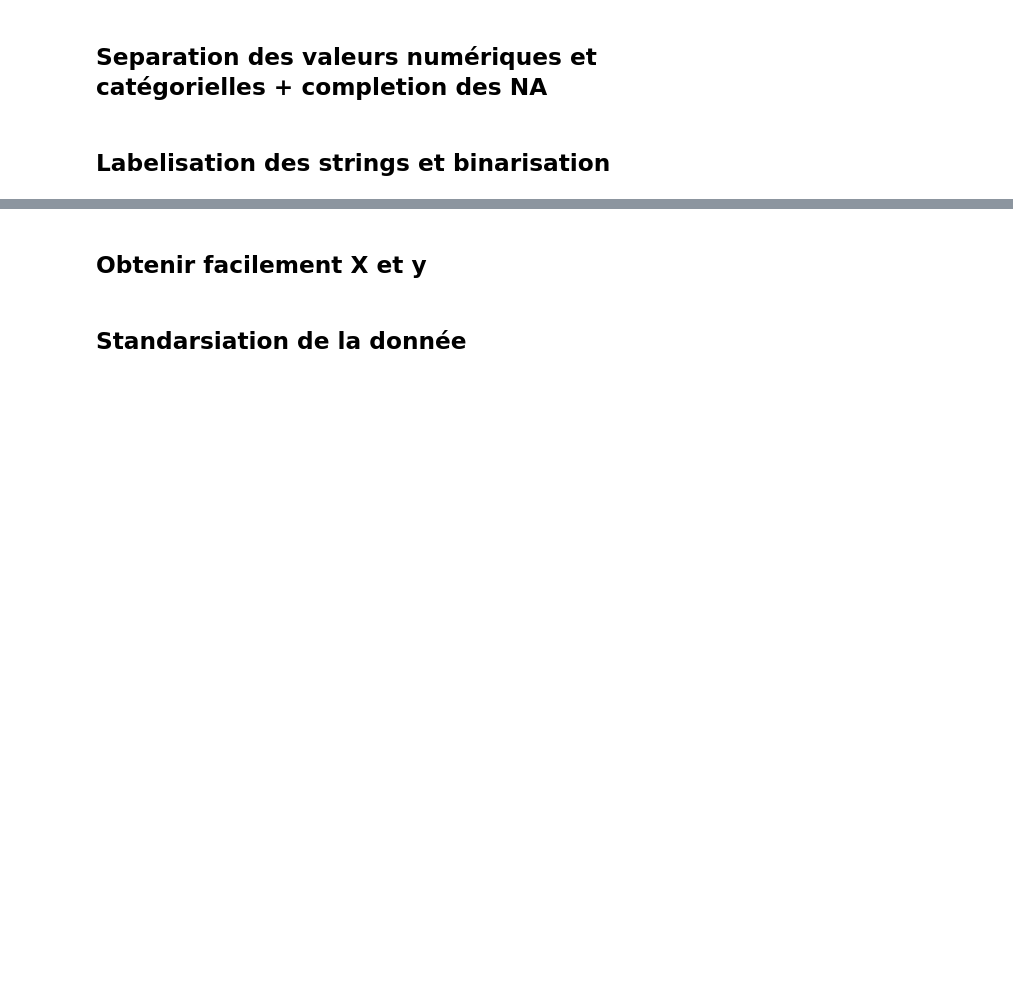
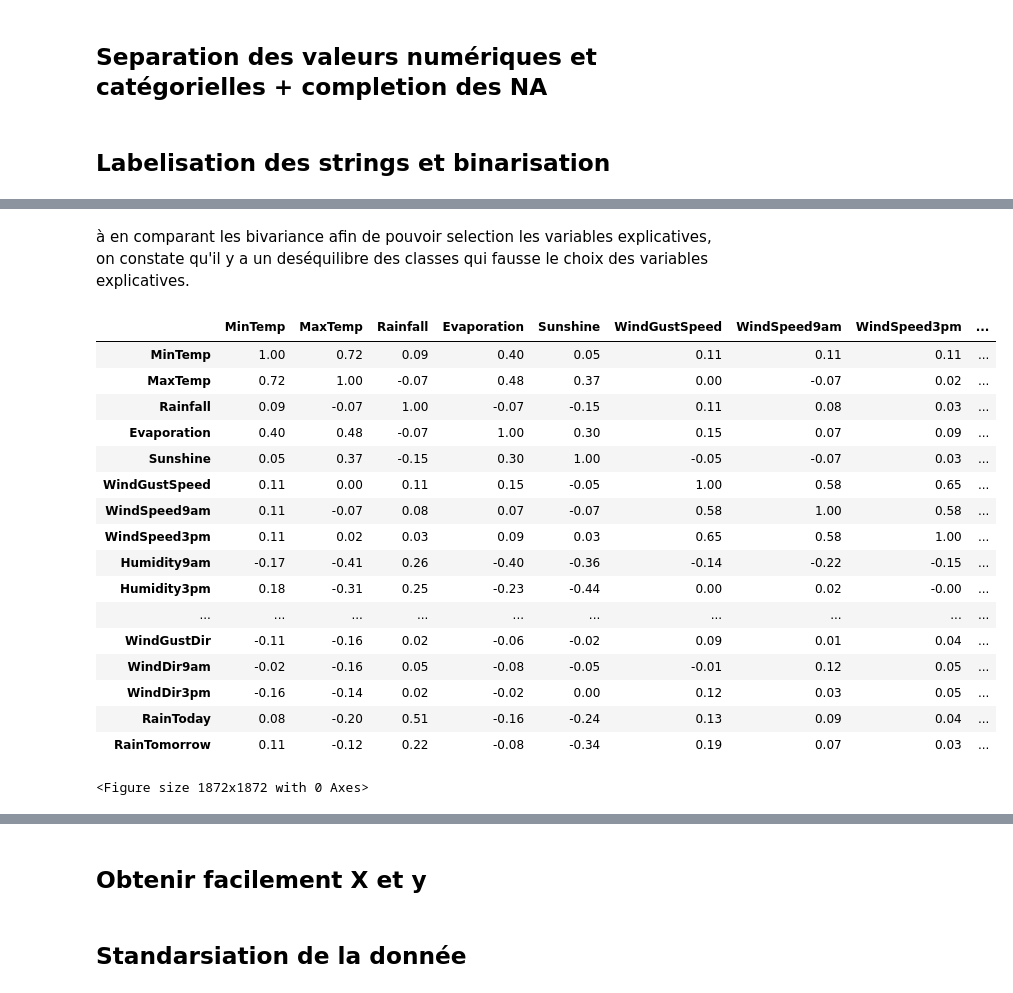
Before and after one commit to mousDZ/DevOps-Guide, a Jupyter notebook: projectRains_v2.ipynb, the cells around one changed output, grey strips where cells are left out. Drawn from its saved outputs; the diff is of its cells as text; code cells hidden in the pictures; blank space fills up the shorter version.

```diff
--- a/projectRains_v2.ipynb
+++ b/projectRains_v2.ipynb
@@ -165,0 +192,25 @@ df[cat_columns] = df.select_dtypes(exclude=np.number).apply(LabelEncoder().fit_t
+# %% [markdown]
+à en comparant les bivariance afin de pouvoir selection les variables explicatives, on constate qu'il y a un deséquilibre des classes qui fausse le choix des variables explicatives.
+# %%
+corr = df.corr(method='pearson')
+plt.figure(figsize=(26,26))
+corr.style.background_gradient(cmap='coolwarm').set_precision(2)
+# %% [output]
+|  | MinTemp | MaxTemp | Rainfall | Evaporation | Sunshine | WindGustSpeed | WindSpeed9am | WindSpeed3pm | ... |
+| MinTemp | 1.00 | 0.72 | 0.09 | 0.40 | 0.05 | 0.11 | 0.11 | 0.11 | ... |
+| MaxTemp | 0.72 | 1.00 | -0.07 | 0.48 | 0.37 | 0.00 | -0.07 | 0.02 | ... |
+| Rainfall | 0.09 | -0.07 | 1.00 | -0.07 | -0.15 | 0.11 | 0.08 | 0.03 | ... |
+| Evaporation | 0.40 | 0.48 | -0.07 | 1.00 | 0.30 | 0.15 | 0.07 | 0.09 | ... |
+| Sunshine | 0.05 | 0.37 | -0.15 | 0.30 | 1.00 | -0.05 | -0.07 | 0.03 | ... |
+| WindGustSpeed | 0.11 | 0.00 | 0.11 | 0.15 | -0.05 | 1.00 | 0.58 | 0.65 | ... |
+| WindSpeed9am | 0.11 | -0.07 | 0.08 | 0.07 | -0.07 | 0.58 | 1.00 | 0.58 | ... |
+| WindSpeed3pm | 0.11 | 0.02 | 0.03 | 0.09 | 0.03 | 0.65 | 0.58 | 1.00 | ... |
+| Humidity9am | -0.17 | -0.41 | 0.26 | -0.40 | -0.36 | -0.14 | -0.22 | -0.15 | ... |
+| Humidity3pm | 0.18 | -0.31 | 0.25 | -0.23 | -0.44 | 0.00 | 0.02 | -0.00 | ... |
+| ... | ... | ... | ... | ... | ... | ... | ... | ... | ... |
+| WindGustDir | -0.11 | -0.16 | 0.02 | -0.06 | -0.02 | 0.09 | 0.01 | 0.04 | ... |
+| WindDir9am | -0.02 | -0.16 | 0.05 | -0.08 | -0.05 | -0.01 | 0.12 | 0.05 | ... |
+| WindDir3pm | -0.16 | -0.14 | 0.02 | -0.02 | 0.00 | 0.12 | 0.03 | 0.05 | ... |
+| RainToday | 0.08 | -0.20 | 0.51 | -0.16 | -0.24 | 0.13 | 0.09 | 0.04 | ... |
+| RainTomorrow | 0.11 | -0.12 | 0.22 | -0.08 | -0.34 | 0.19 | 0.07 | 0.03 | ... |
+<Figure size 1872x1872 with 0 Axes>
```
Also changed, not shown: parts of 7 cells of this notebook.
